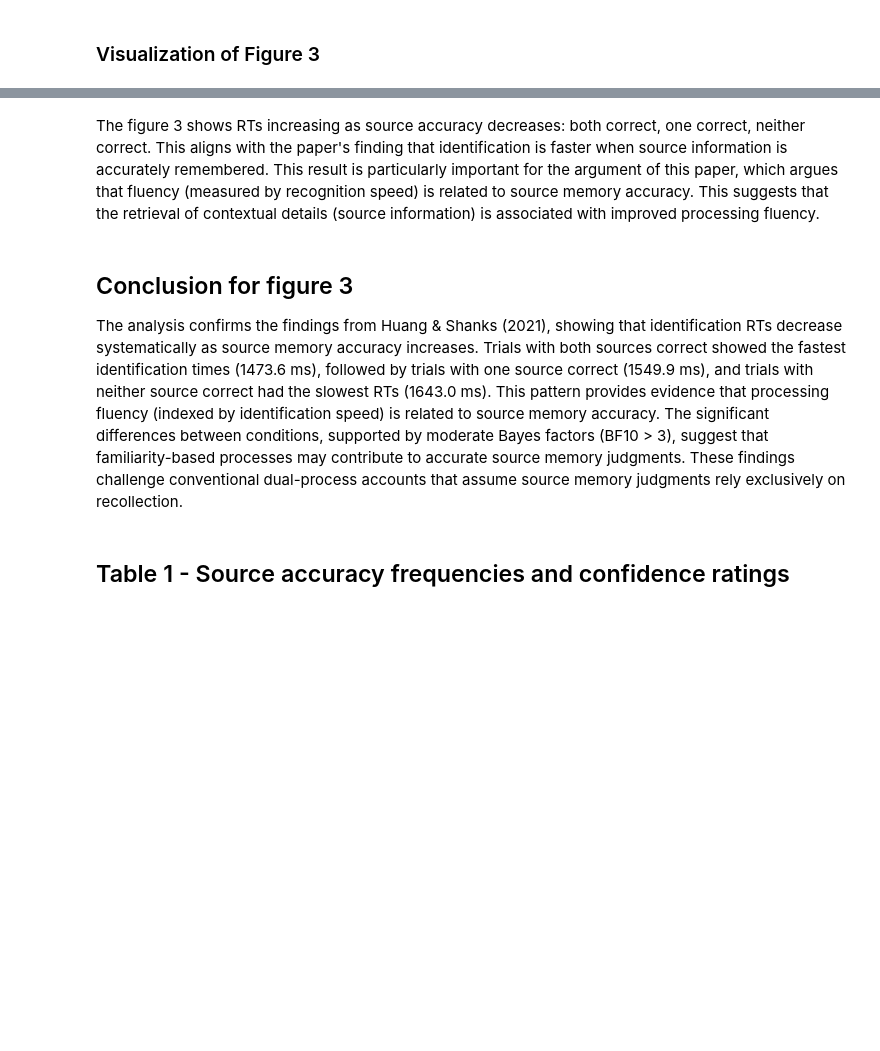
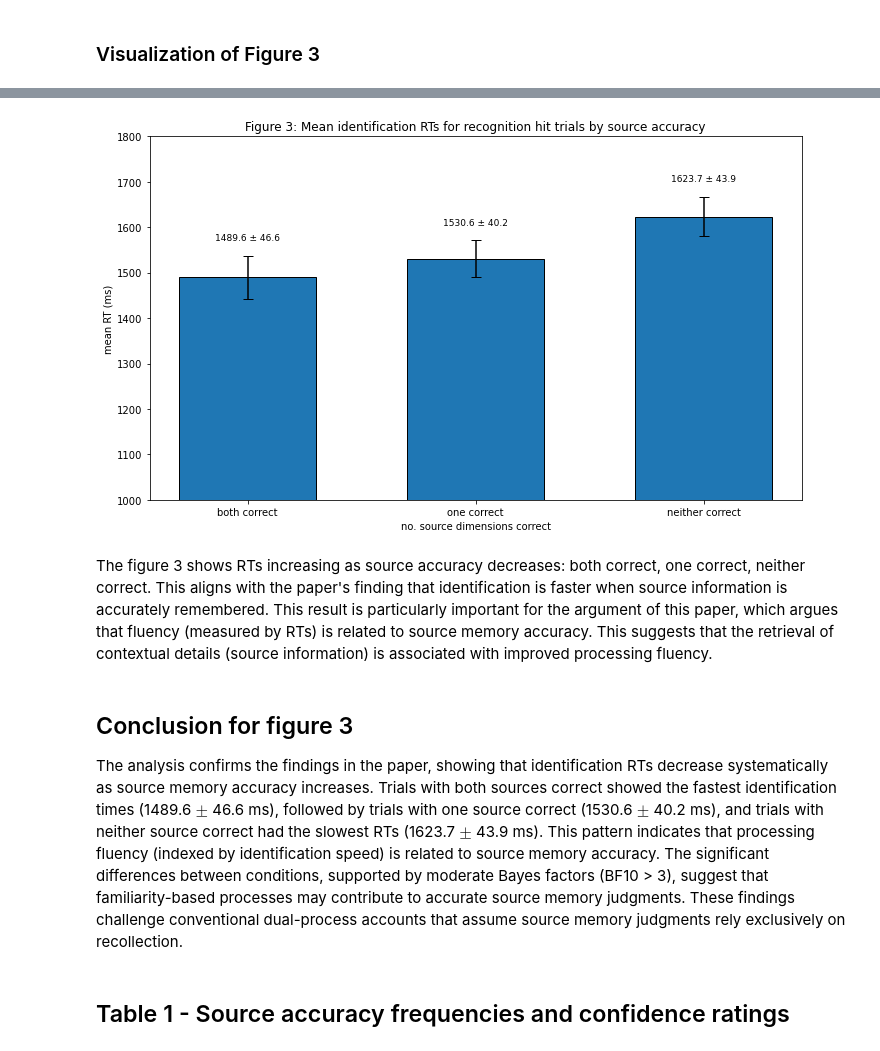
Before and after one commit to LinzanLiu/datascipsych_finalproject, a Jupyter notebook: jupyter/replication.ipynb, the cells around one changed output, grey strips where cells are left out. Saved outputs shown, nothing was run; the diff lists cells and outputs as text; code cells hidden in the pictures; blank space fills up the shorter version.

```diff
--- a/jupyter/replication.ipynb
+++ b/jupyter/replication.ipynb
@@ -656,9 +482,52 @@ plt.show()
+# %%
+hit_trials = df[df['ItemRecogStatus'] == 'Hit']
+means_list = []
+errors_list = []
+x_labels = ['neither correct', 'one correct', 'both correct']
+
+# Calculate means and errors for each condition
+for num_correct in [0, 1, 2]:
+    trials = hit_trials[hit_trials['correct_sources'] == num_correct]
+
+    if len(trials) > 0:
+        # Calculate mean and standard error
+        mean_rt = trials['idRespTime_ms'].mean()
+        error = 1.96 * stats.sem(trials['idRespTime_ms'])
+
+        # Append to lists
+        means_list.append(mean_rt)
+        errors_list.append(error)
+
+# Convert to numpy arrays
+means_array = np.array(means_list)
+errors_array = np.array(errors_list)
+
+# Reverse the order to match the paper's presentation (both, one, neither)
+means_array = means_array[::-1]
+errors_array = errors_array[::-1]
+x_labels = x_labels[::-1]
+
+#Create the plot
+fig, ax = bar_plot(
+    means=means_array,
+    errors=errors_array,
+    x_labels=x_labels,
+    title='Figure 3: Mean identification RTs for recognition hit trials by source accuracy',
+    xlabel='no. source dimensions correct',
+    ylabel='mean RT (ms)',
+    filename='figure_3.png',
+    y_range=(1000, 1800),
+    show_values=True,
+    show_error=True,
+)
+# %% [output]
+[figure, added]
 # %% [markdown]
-The figure 3 shows RTs increasing as source accuracy decreases: both correct, one correct, neither correct. This aligns with the paper's finding that identification is faster when source information is accurately remembered. This result is particularly important for the argument of this paper, which argues that fluency (measured by recognition speed) is related to source memory accuracy. This suggests that the retrieval of contextual details (source information) is associated with improved processing fluency.
+The figure 3 shows RTs increasing as source accuracy decreases: both correct, one correct, neither correct. This aligns with the paper's finding that identification is faster when source information is accurately remembered. This result is particularly important for the argument of this paper, which argues that fluency (measured by RTs) is related to source memory accuracy. This suggests that the retrieval of contextual details (source information) is associated with improved processing fluency.
 # %% [markdown]
 ## Conclusion for figure 3
-The analysis confirms the findings from Huang & Shanks (2021), showing that identification RTs decrease systematically as source memory accuracy increases. Trials with both sources correct showed the fastest identification times (1473.6 ms), followed by trials with one source correct (1549.9 ms), and trials with neither source correct had the slowest RTs (1643.0 ms).
-This pattern provides evidence that processing fluency (indexed by identification speed) is related to source memory accuracy. The significant differences between conditions, supported by moderate Bayes factors (BF10 > 3), suggest that familiarity-based processes may contribute to accurate source memory judgments. These findings challenge conventional dual-process accounts that assume source memory judgments rely exclusively on recollection.
+The analysis confirms the findings in the paper, showing that identification RTs decrease systematically as source memory accuracy increases. Trials with both sources correct showed the fastest identification times (1489.6 $\pm$ 46.6 ms), followed by trials with one source correct (1530.6 $\pm$ 40.2 ms), and trials with neither source correct had the slowest RTs (1623.7 $\pm$ 43.9 ms).
+This pattern indicates that processing fluency (indexed by identification speed) is related to source memory accuracy. The significant differences between conditions, supported by moderate Bayes factors (BF10 > 3), suggest that familiarity-based processes may contribute to accurate source memory judgments. These findings challenge conventional dual-process accounts that assume source memory judgments rely exclusively on recollection.
 # %% [markdown]
 ## Table 1 - Source accuracy frequencies and confidence ratings
 # %% [markdown]
```
Also changed, not shown: parts of 59 cells of this notebook, 5 other files.
